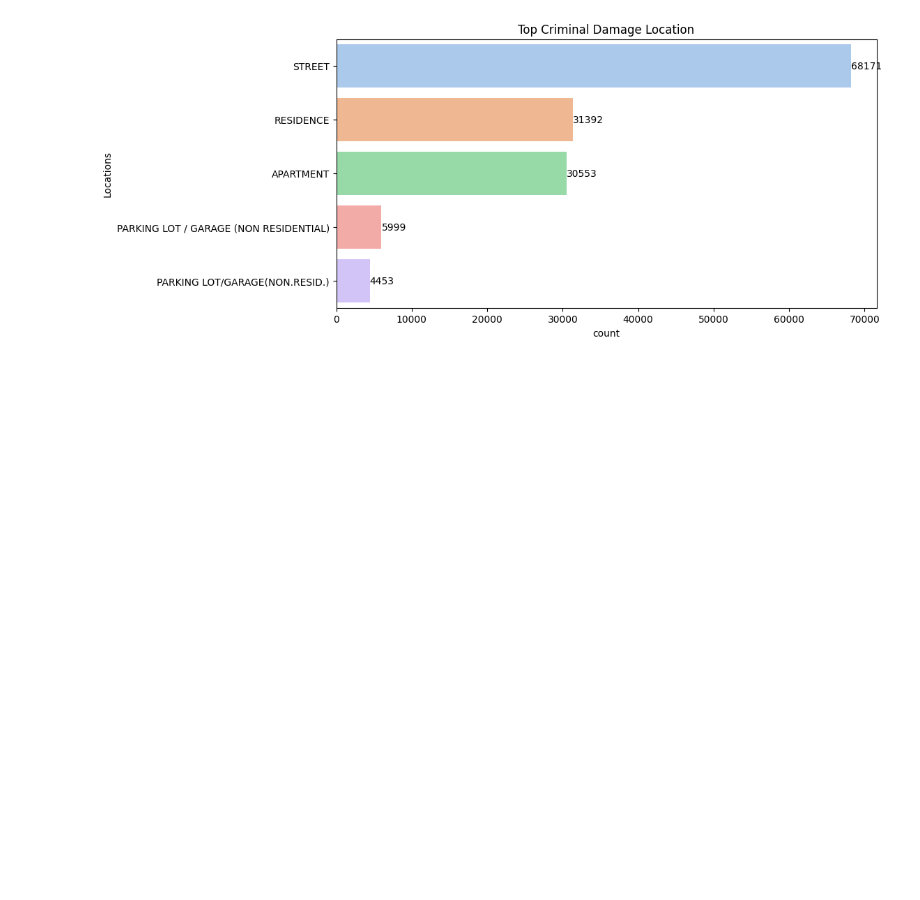
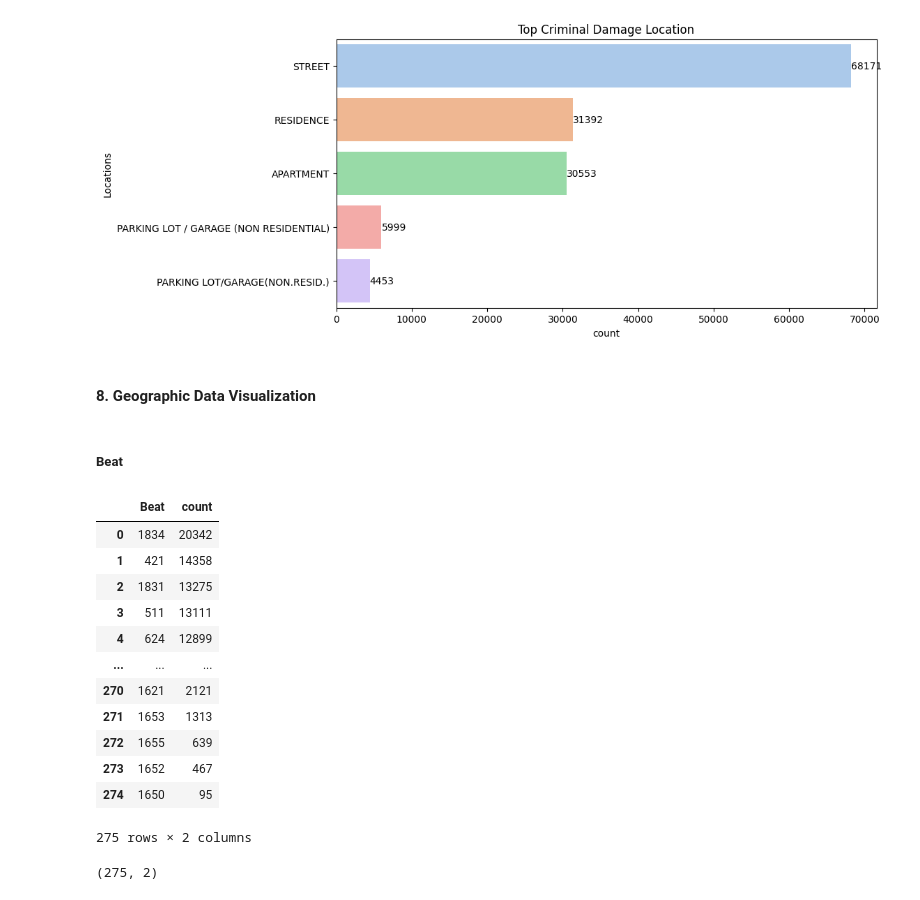
Before and after one commit to alejo1630/chicago_crimes, a Jupyter notebook: chicago_crimes.ipynb, the cells around one changed output. Drawn from its saved outputs; the diff is of its cells as text; code cells hidden in the pictures; blank space fills up the shorter version.

```diff
--- a/chicago_crimes.ipynb
+++ b/chicago_crimes.ipynb
@@ -629,3 +630,30 @@ plt.title("Top Criminal Damage Location")
 plt.show()
 # %% [output]
 [figure]
+# %% [markdown]
+#### **8. Geographic Data Visualization**
+# %% [markdown]
+##### Beat
+# %%
+import geojson
+
+df_beat = df["Beat"].value_counts().reset_index()
+df_beat.sort_values(by = ["count"], ascending = False)
+# %% [output]
+|  | Beat | count |
+| 0 | 1834 | 20342 |
+| 1 | 421 | 14358 |
+| 2 | 1831 | 13275 |
+| 3 | 511 | 13111 |
+| 4 | 624 | 12899 |
+| ... | ... | ... |
+| 270 | 1621 | 2121 |
+| 271 | 1653 | 1313 |
+| 272 | 1655 | 639 |
+| 273 | 1652 | 467 |
+| 274 | 1650 | 95 |
+275 rows × 2 columns
+# %%
+df_beat.shape
+# %% [output]
+(275, 2)
```
Also changed, not shown: parts of 8 cells of this notebook, 1 other file.
